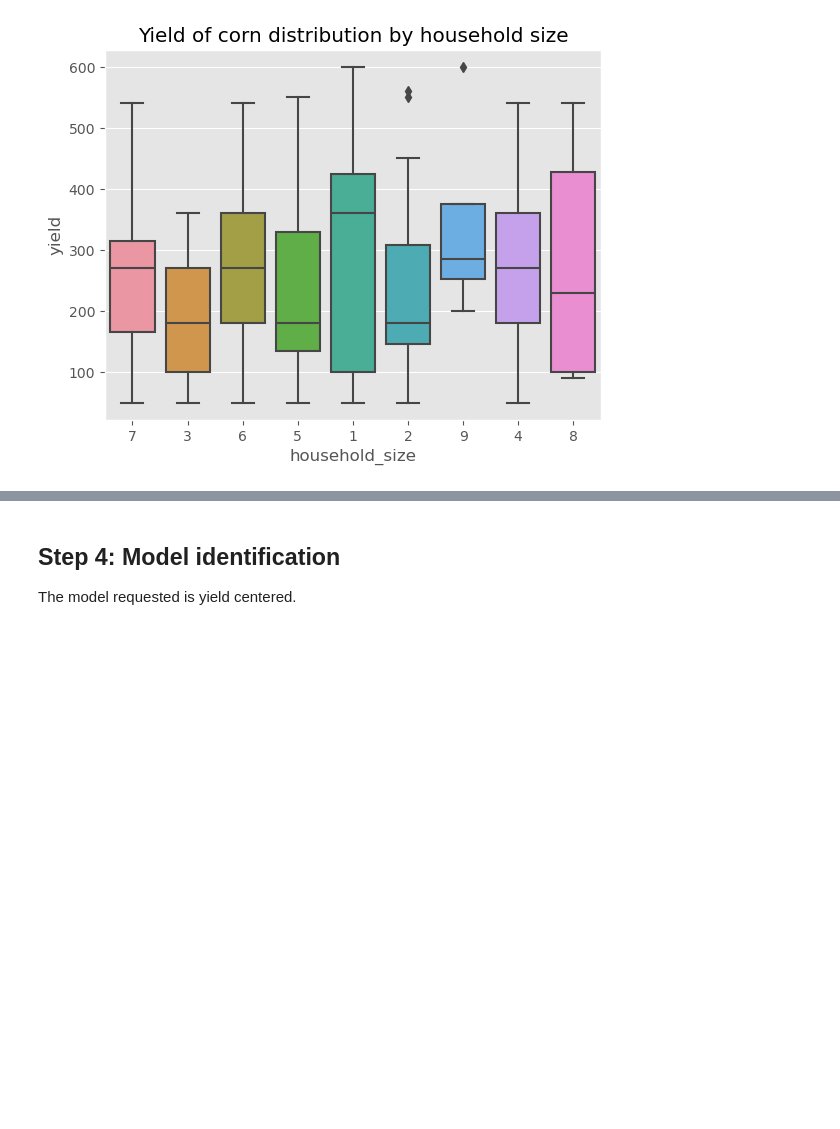
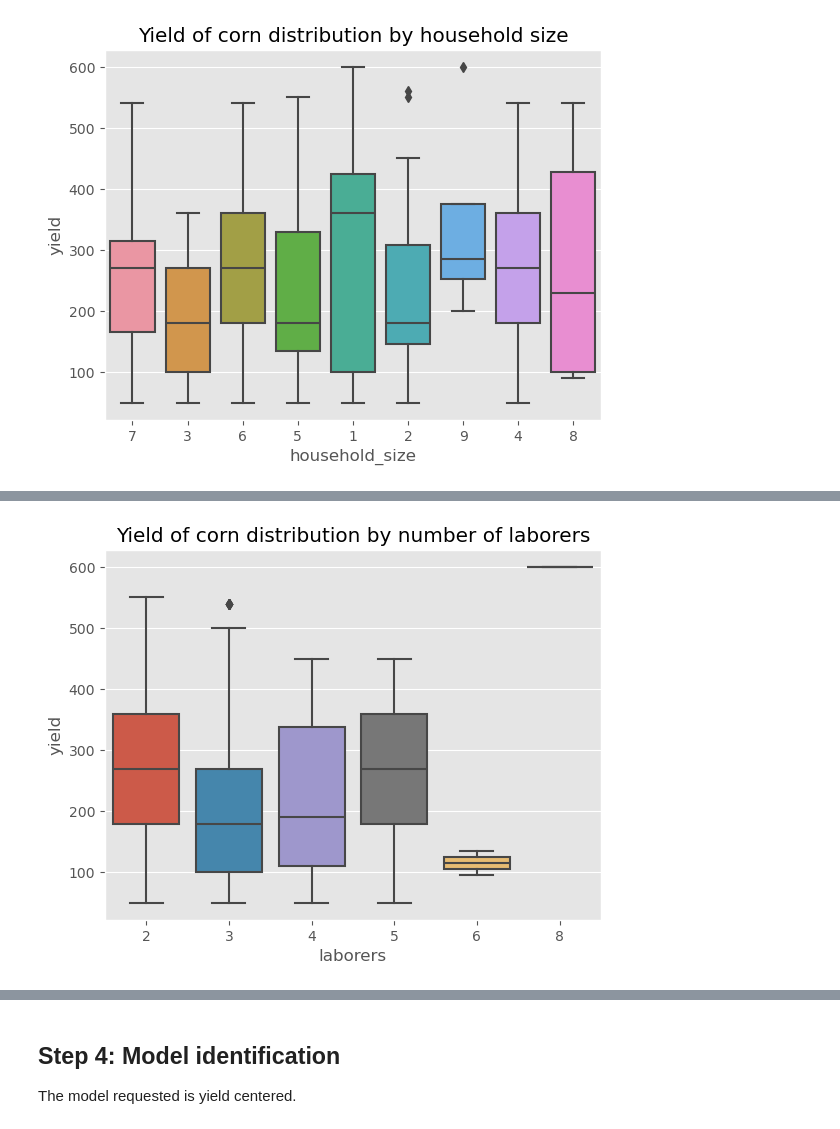
Before and after one commit to bizzaccelerator/midterm-project-mlzoomcamp, a Jupyter notebook: notebook.ipynb, the cells around one changed output, grey strips where cells are left out. Saved outputs shown, nothing was run; the diff lists cells and outputs as text; code cells hidden in the pictures; blank space fills up the shorter version.

Commit message:
Variable humber of household analyzed.

```diff
--- a/notebook.ipynb
+++ b/notebook.ipynb
@@ -364,3 +364,20 @@ plt.title("Yield of corn distribution by Age braket")
 plt.show()
 # %% [output]
 [figure]
+# %%
+# From the illustration above I identifyed atypical data at '46-55' age_bracket category. Then,
+# I'll use the function described as:
+
+def atypical_data (df, target, variable, label):
+
+    segment_data = df[df[variable] == label][target]
+
+    Q1 = segment_data.quantile(0.25)
+    Q3 = segment_data.quantile(0.75)
+    IQR = Q3 - Q1
+    Inf_Limit = Q1 - (1.5*IQR)
+    Sup_Limit = Q3 + (1.5*IQR)
+
+    outliers = df[(df[variable] == label) & ((df[target] < Inf_Limit) | (df[target] > Sup_Limit))]
+
+    return outliers
@@ -424,3 +462,7 @@ plt.title("Yield of corn distribution by household size")
 plt.show()
 # %% [output]
 [figure]
+# %%
+# As evaluated in the age_bracket variable, the are some possible outliers at second and nineth categories. Then,
+aty_hs_2 = atypical_data(corn_subset, 'yield', 'household_size', '2')
+aty_hs_2
@@ -426,0 +473,4 @@ plt.show()
+# %%
+# And also:
+aty_hs_9 = atypical_data(corn_subset, 'yield', 'household_size', '9')
+aty_hs_9
@@ -427,3 +482,9 @@ plt.show()
+# %%
+# Merging the 2 subsets of outliers:
+aty_hs_merged = pd.concat([aty_hs_2, aty_hs_9], axis=0, ignore_index=False)
+aty_hs_merged
+# Dropping the outliers
+corn_subset = corn_subset.drop(aty_hs_merged.index)
 # %%
 # Let's continue the same procedure for categorical variables as before:
 groups_hsize = [group["yield"].values for name, group in corn_subset.groupby("household_size")]
@@ -470,3 +554,10 @@ ValueError: Data must be at least length 3.
+# %%
+# Now, the 'household_size' variable behave as:
+sns.boxplot(x="laborers", y="yield", data=corn_subset)
+plt.title("Yield of corn distribution by number of laborers")
+plt.show()
+# %% [output]
+[figure, added]
 # %%
 corn_subset.info()
 # %% [output]
```
Also changed, not shown: parts of 12 cells of this notebook.
